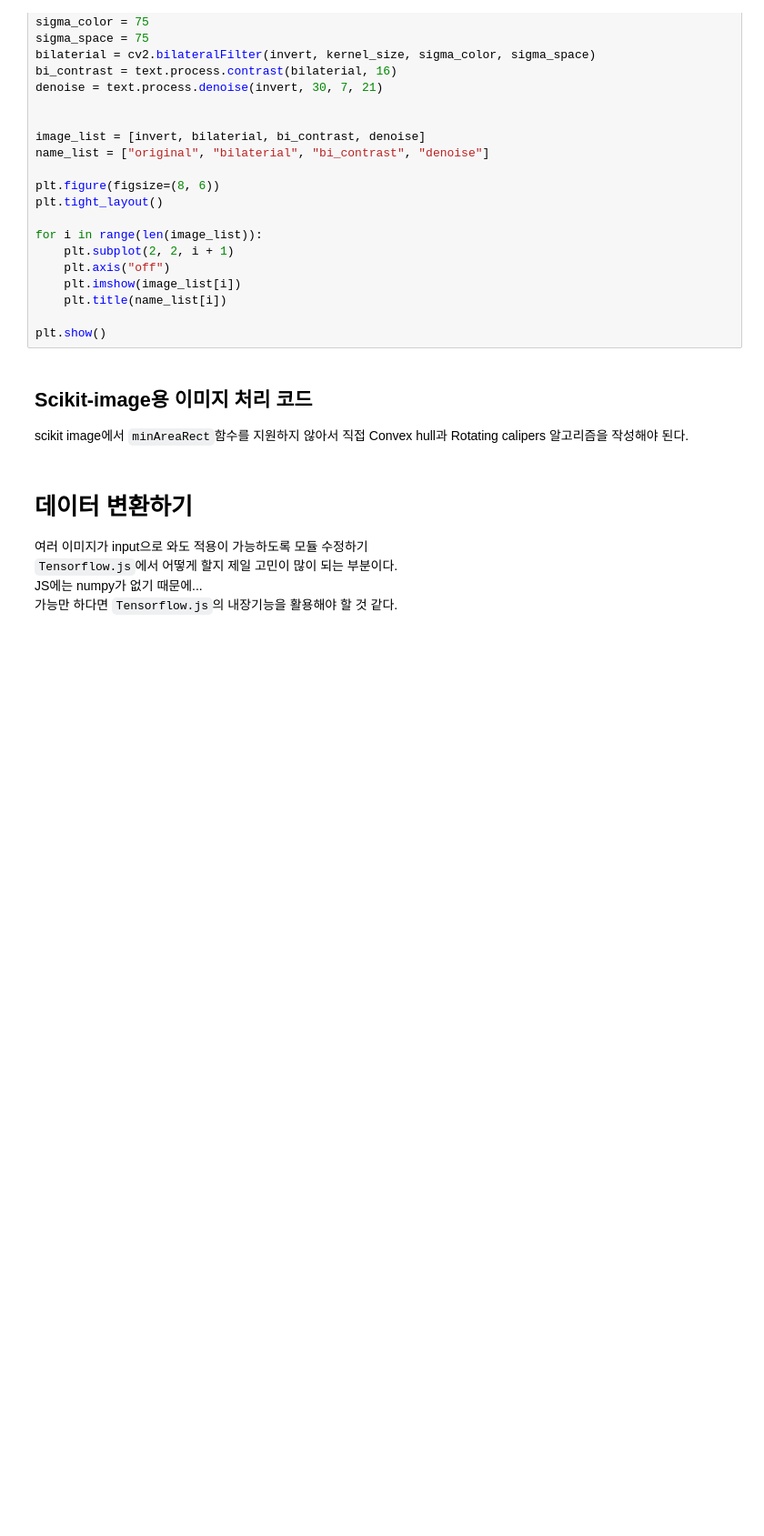
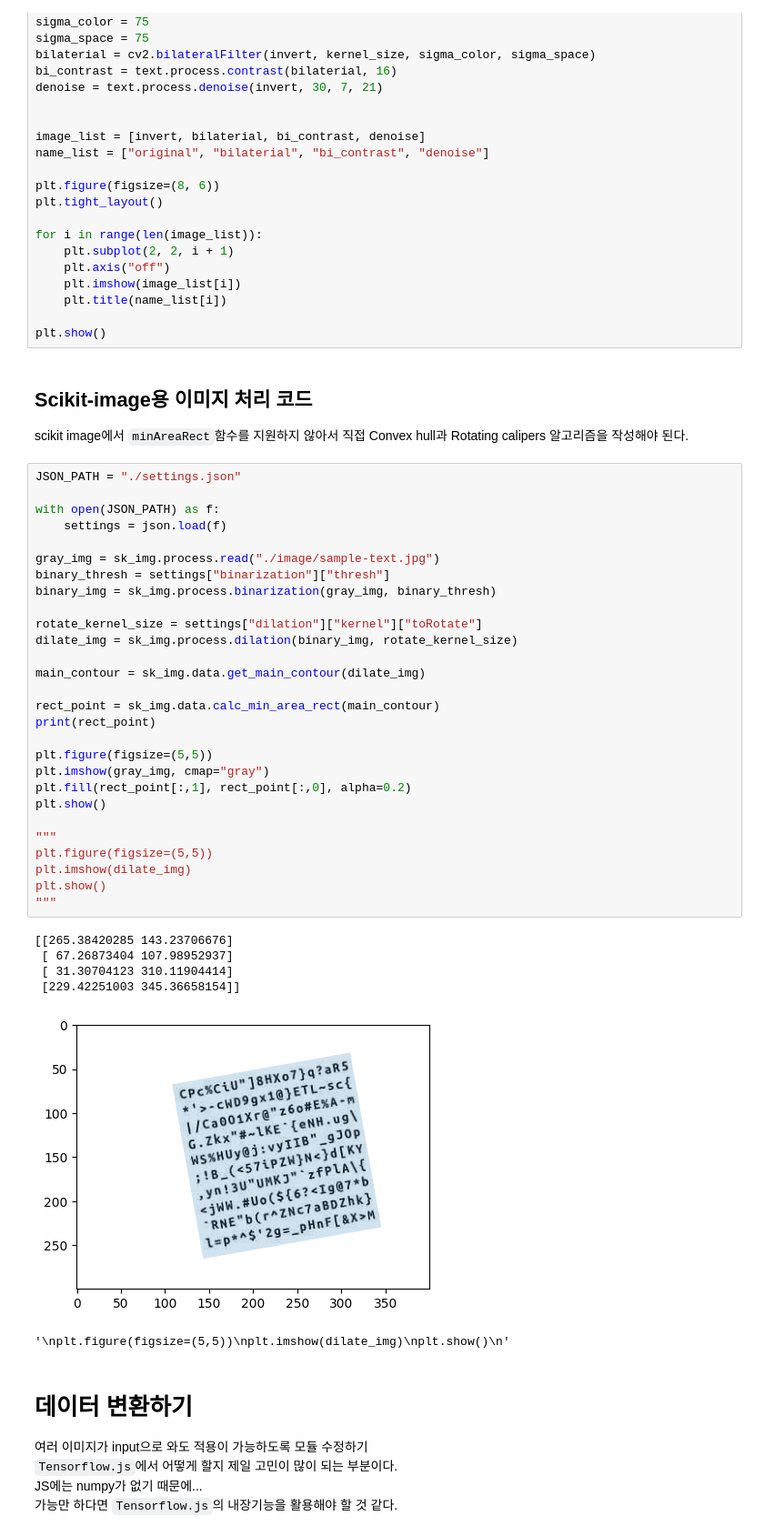
Before and after one commit to inmare/tf-text-recognition, a Jupyter notebook: main.ipynb, the cells around one changed output. Shown at 91% size. Drawn from its saved outputs; the diff is of its cells as text; blank space fills up the shorter version.

Commit message:
min area rect 계산 코드 추가

```diff
--- a/main.ipynb
+++ b/main.ipynb
@@ -119,6 +119,41 @@ plt.show()
 # %% [markdown]
 ## Scikit-image용 이미지 처리 코드
 scikit image에서 `minAreaRect`함수를 지원하지 않아서 직접 Convex hull과 Rotating calipers 알고리즘을 작성해야 된다.
+# %%
+JSON_PATH = "./settings.json"
+
+with open(JSON_PATH) as f:
+    settings = json.load(f)
+
+gray_img = sk_img.process.read("./image/sample-text.jpg")
+binary_thresh = settings["binarization"]["thresh"]
+binary_img = sk_img.process.binarization(gray_img, binary_thresh)
+
+rotate_kernel_size = settings["dilation"]["kernel"]["toRotate"]
+dilate_img = sk_img.process.dilation(binary_img, rotate_kernel_size)
+
+main_contour = sk_img.data.get_main_contour(dilate_img)
+
+rect_point = sk_img.data.calc_min_area_rect(main_contour)
+print(rect_point)
+
+plt.figure(figsize=(5,5))
+plt.imshow(gray_img, cmap="gray")
+plt.fill(rect_point[:,1], rect_point[:,0], alpha=0.2)
+plt.show()
+
+"""
+plt.figure(figsize=(5,5))
+plt.imshow(dilate_img)
+plt.show()
+"""
+# %% [output]
+[[265.38420285 143.23706676]
+ [ 67.26873404 107.98952937]
+ [ 31.30704123 310.11904414]
+ [229.42251003 345.36658154]]
+[figure, added]
+'\nplt.figure(figsize=(5,5))\nplt.imshow(dilate_img)\nplt.show()\n'
 # %% [markdown]
 # 데이터 변환하기
 
```
Also changed, not shown: parts of 1 cell of this notebook.
